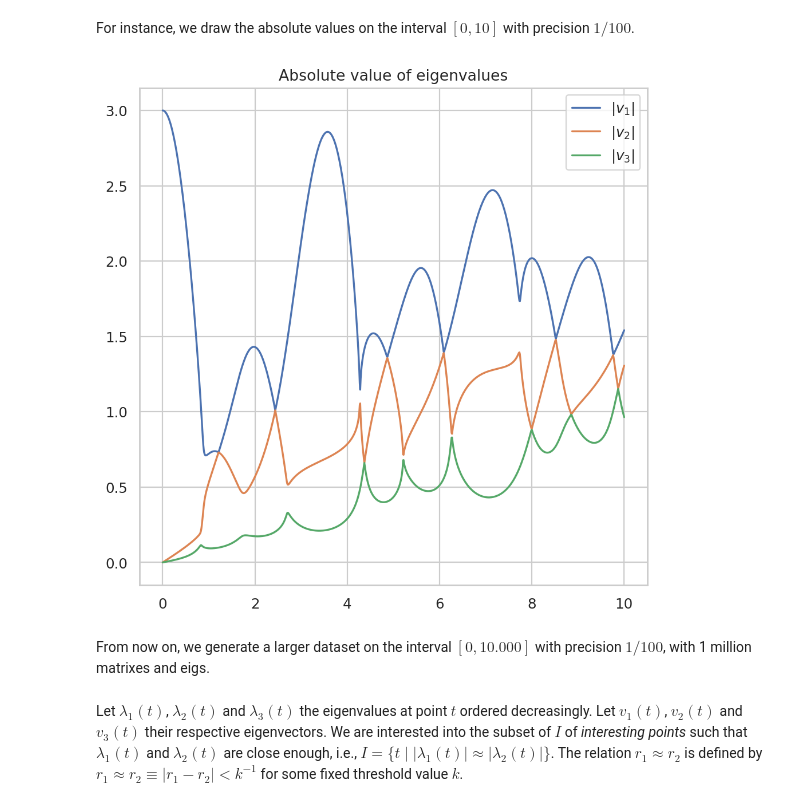
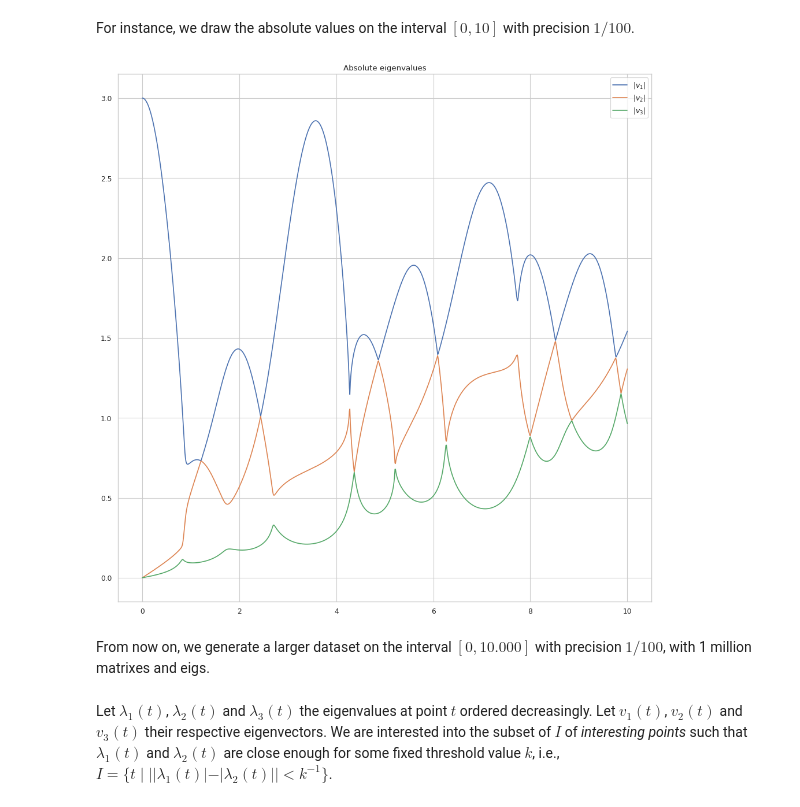
Before and after one commit to romulusFR/unc-misc-isea, a Jupyter notebook: maths/eig_of_matrices.ipynb, the cells around one changed output. Saved outputs shown, nothing was run; the diff lists cells and outputs as text; code cells hidden in the pictures.

```diff
--- a/maths/eig_of_matrices.ipynb
+++ b/maths/eig_of_matrices.ipynb
@@ -9,7 +9,7 @@ import matplotlib.pyplot as plt
 from scipy import linalg
 from IPython.display import display
 
-sns.set(rc={"figure.figsize": (6, 6), "figure.dpi": 160}, style="whitegrid")
+sns.set(rc={"figure.figsize": (12, 12), "figure.dpi": 80}, style="whitegrid")
 np.set_printoptions(precision=3)
 # %% [markdown]
 We consider complex $3 \times 3$ matrices $M(t) \in \Complex^{3 \times 3 }$ with a real parameter $t \in \Reals$ of the following form, with general term $M(t)_{x,y} = e^{k_{x,y}ti}$
@@ -140,18 +138,18 @@ For instance, we draw the absolute values on the interval $[0, 10]$ with precisi
 # %%
 ts, vals, vecs = get_all_eivs(0, 10, 1_001)
 fig, ax = plt.subplots(constrained_layout=True)
 for k in range(NDIM):
     # print(k, vals[:,k])
 
     # plt.xticks(ticks = np.linspace(MIN, MAX*np.pi/2, X_STEPS), labels = [f"${x}\\times \\frac{{\\pi}}{{2}}$" for x in range(X_STEPS)])
     k_th_vals = vals[:, k]
     sns.lineplot(x=ts, y=np.absolute(k_th_vals), label=f"$|v_{k+1}|$", ax=ax)
     # sns.lineplot(x=ts, y=np.angle(k_th_vals), label="angle", ax=ax)
     # sns.lineplot(x=ts, y=np.real(k_th_vals), label="real", ax=ax)
-ax.set_title(f"Absolute value of eigenvalues")
+ax.set_title(f"Absolute eigenvalues")
 plt.show()
 # %% [output]
-[figure, old version]
+[figure, new version]
 # %% [markdown]
 From now on, we generate a larger dataset on the interval $[0, 10.000]$ with precision $1/100$, with 1 million matrixes and eigs.
 # %%
@@ -159,5 +157,5 @@ ts, vals, vecs = get_all_eivs(0, 100, 10_001)
 # %% [markdown]
 Let $\lambda_1(t)$, $\lambda_2(t)$ and $\lambda_3(t)$ the eigenvalues at point $t$ ordered decreasingly.
 Let $v_1(t)$, $v_2(t)$ and $v_3(t)$ their respective eigenvectors.
-We are interested into the subset of $I$ of  _interesting points_ such that $\lambda_1(t)$ and $\lambda_2(t)$ are close enough, i.e., $I = \{t \mid |\lambda_1(t)| \approx |\lambda_2(t)| \}$. The relation $r_1 \approx r_2$ is defined by $r_1 \approx r_2 \equiv |r_1-r_2| < k^{-1}$ for some fixed threshold value $k$.
+We are interested into the subset of $I$ of  _interesting points_ such that $\lambda_1(t)$ and $\lambda_2(t)$ are close enough  for some fixed threshold value $k$, i.e., $I = \{t \mid ||\lambda_1(t)| - |\lambda_2(t)|| < k^{-1}\}$.
 # %%
```
Also changed, not shown: parts of 17 cells of this notebook.
